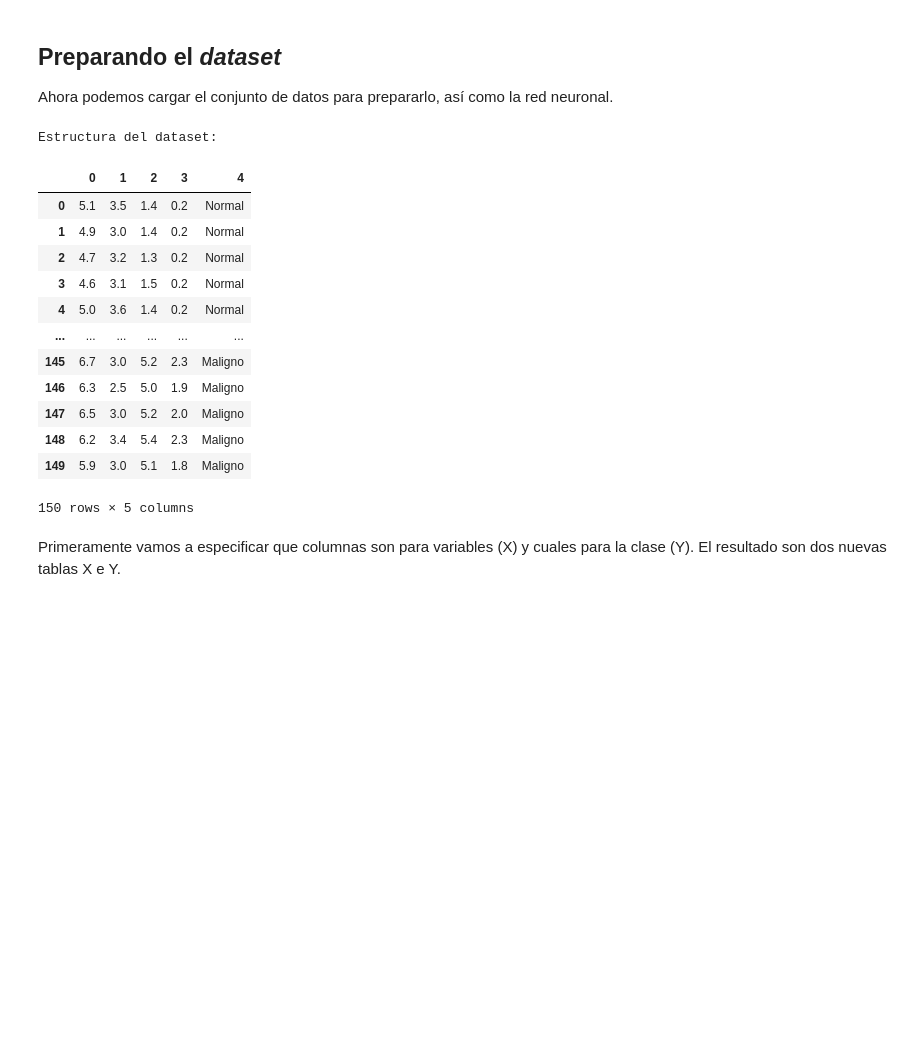
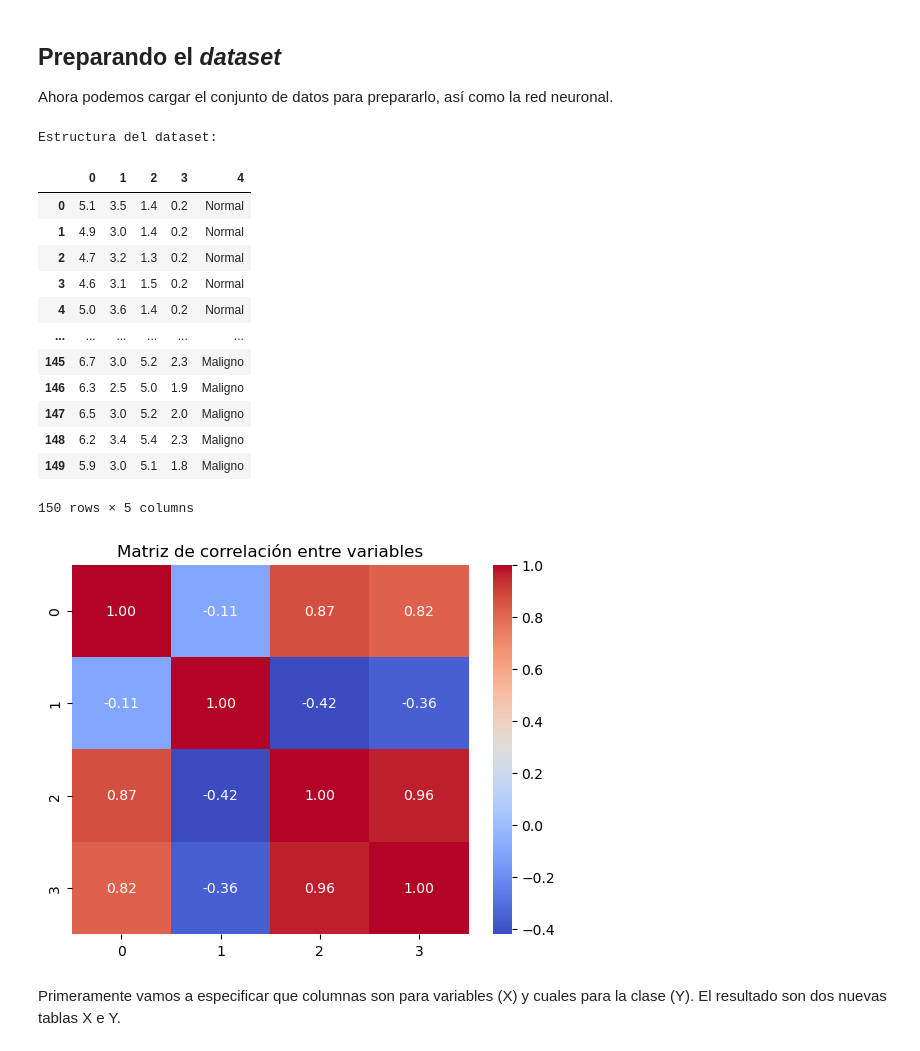
Before and after one commit to koalagordokbron/cell_net_evaluacion_modelos, a Jupyter notebook: Cell_net_Evaluacion_de_modelos.ipynb, the cells around one changed output. Drawn from its saved outputs; the diff is of its cells as text; code cells hidden in the pictures; blank space fills up the shorter version.

```diff
--- a/Cell_net_Evaluacion_de_modelos.ipynb
+++ b/Cell_net_Evaluacion_de_modelos.ipynb
@@ -180,27 +195,32 @@ classes = {
 Ahora podemos cargar el conjunto de datos para prepararlo, así como la red neuronal.
 # %%
 # Cargamos el conjunto de datos (csv) a través de la URL
-df = pandas.read_csv(url_dataset, header = None)
+df = pd.read_csv(url_dataset, header = None)
 
 # Mostramos el conjunto de datos
 print("Estructura del dataset:\n")
 dataset = df.values
 display(df)
+
+sns.heatmap(df.select_dtypes(include=np.number).corr(), annot=True, fmt=".2f", cmap="coolwarm")
+plt.title("Matriz de correlación entre variables")
+plt.show()
 # %% [output]
 Estructura del dataset:
 |  | 0 | 1 | 2 | 3 | 4 |
 | 0 | 5.1 | 3.5 | 1.4 | 0.2 | Normal |
 | 1 | 4.9 | 3.0 | 1.4 | 0.2 | Normal |
 | 2 | 4.7 | 3.2 | 1.3 | 0.2 | Normal |
 | 3 | 4.6 | 3.1 | 1.5 | 0.2 | Normal |
 | 4 | 5.0 | 3.6 | 1.4 | 0.2 | Normal |
 | ... | ... | ... | ... | ... | ... |
 | 145 | 6.7 | 3.0 | 5.2 | 2.3 | Maligno |
 | 146 | 6.3 | 2.5 | 5.0 | 1.9 | Maligno |
 | 147 | 6.5 | 3.0 | 5.2 | 2.0 | Maligno |
 | 148 | 6.2 | 3.4 | 5.4 | 2.3 | Maligno |
 | 149 | 5.9 | 3.0 | 5.1 | 1.8 | Maligno |
 150 rows × 5 columns
+[figure, added]
 # %% [markdown]
 Primeramente vamos a especificar que columnas son para variables (X) y cuales para la clase (Y). El resultado son dos nuevas tablas X e Y.
 # %%
```
Also changed, not shown: parts of 6 cells of this notebook, 1 other file.
